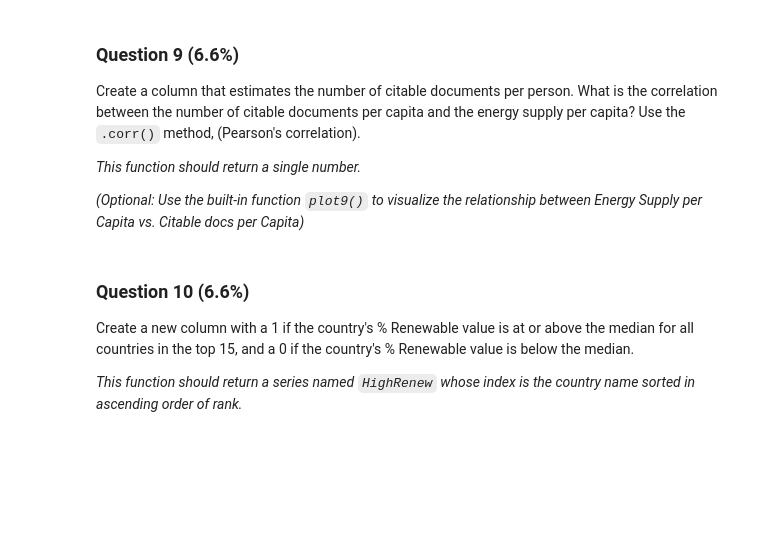
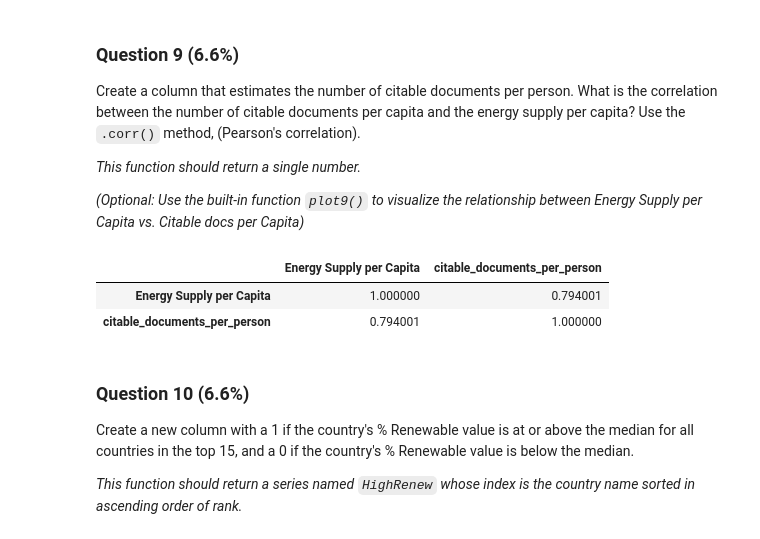
Before and after one commit to NaiduOsuri50/msdp, a Jupyter notebook: Assignment+3.ipynb, the cells around one changed output. Drawn from its saved outputs; the diff is of its cells as text; code cells hidden in the pictures; blank space fills up the shorter version.

```diff
--- a/Assignment+3.ipynb
+++ b/Assignment+3.ipynb
@@ -333,6 +333,18 @@ What is the correlation between the number of citable documents per capita and t
 # %%
 def answer_nine():
     return
+# %%
+def answer_nine():
+    df=answer_one()
+    df['population']=df['Energy Supply']/df['Energy Supply per Capita']
+    df['citable_documents_per_person']=df['Citable documents']/df['population'].astype('float64')
+    corr1=df[['Energy Supply per Capita','citable_documents_per_person']].corr()
+    return corr1
+answer_nine()
+# %% [output]
+|  | Energy Supply per Capita | citable_documents_per_person |
+| Energy Supply per Capita | 1.000000 | 0.794001 |
+| citable_documents_per_person | 0.794001 | 1.000000 |
 # %%
 def plot9():
     import matplotlib as plt
```
Also changed, not shown: parts of 5 cells of this notebook.
